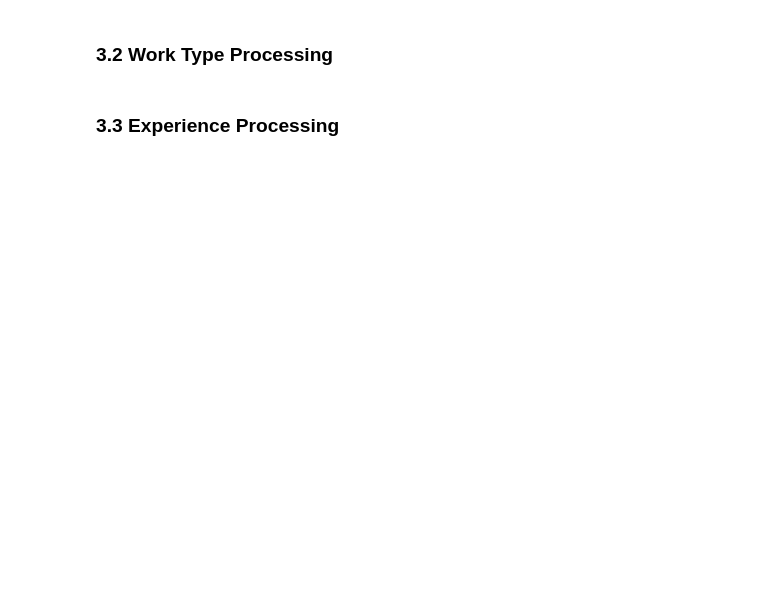
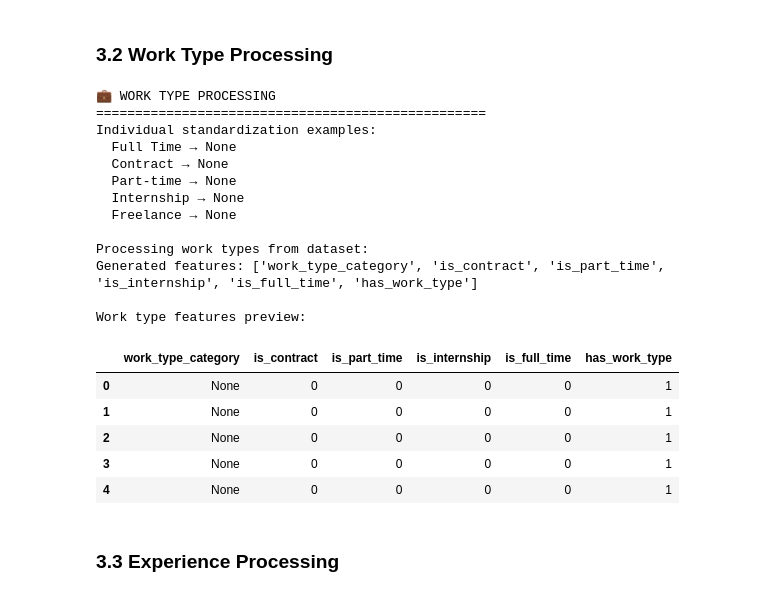
Before and after one commit to yassinSedki/AI-powered-job-recommendation-system, a Jupyter notebook: ai_model/notebooks/feature_engineering_comprehensive.ipynb, the cells around one changed output. Cells and saved outputs as stored; diff of their text form; code cells hidden in the pictures; blank space fills up the shorter version.

```diff
--- a/ai_model/notebooks/feature_engineering_comprehensive.ipynb
+++ b/ai_model/notebooks/feature_engineering_comprehensive.ipynb
@@ -318,27 +337,66 @@ Qualification features preview:
 # %%
 print('💼 WORK TYPE PROCESSING')
 print('=' * 50)
 
 # Test individual standardization
 test_work_types = [
     'Full Time',
     'Contract',
     'Part-time',
     'Internship',
     'Freelance'
 ]
 
 print('Individual standardization examples:')
 for wt in test_work_types:
     standardized = standardize_work_type(wt)
     print(f'  {wt} → {standardized}')
 
-# Process full series
-print('\nProcessing work types from dataset:')
-worktype_features = process_work_types(df['Work Type'])
+# Check if df is defined, if not create sample data
+if 'df' not in locals() or df is None:
+    print('\n⚠️ Dataset not loaded. Creating sample work type data...')
+    sample_work_types = pd.Series([
+        'Full Time',
+        'Part-time',
+        'Contract',
+        'Internship',
+        'Freelance',
+        'Remote',
+        'Hybrid',
+        'Temporary',
+        'Full-Time',
+        'Part Time'
+    ])
+    worktype_features = process_work_types(sample_work_types)
+    print('\n📊 Sample work types processed:')
+else:
+    # Process full series from loaded dataset
+    print('\nProcessing work types from dataset:')
+    worktype_features = process_work_types(df['Work Type'])
+
 print(f'Generated features: {list(worktype_features.columns)}')
 print('\nWork type features preview:')
 worktype_features.head()
+# %% [output]
+💼 WORK TYPE PROCESSING
+==================================================
+Individual standardization examples:
+  Full Time → None
+  Contract → None
+  Part-time → None
+  Internship → None
+  Freelance → None
+
+Processing work types from dataset:
+Generated features: ['work_type_category', 'is_contract', 'is_part_time', 'is_internship', 'is_full_time', 'has_work_type']
+
+Work type features preview:
+|  | work_type_category | is_contract | is_part_time | is_internship | is_full_time | has_work_type |
+| 0 | None | 0 | 0 | 0 | 0 | 1 |
+| 1 | None | 0 | 0 | 0 | 0 | 1 |
+| 2 | None | 0 | 0 | 0 | 0 | 1 |
+| 3 | None | 0 | 0 | 0 | 0 | 1 |
+| 4 | None | 0 | 0 | 0 | 0 | 1 |
 # %% [markdown]
 ### 3.3 Experience Processing
 # %%
```
Also changed, not shown: parts of 12 cells of this notebook, 3 other files.
